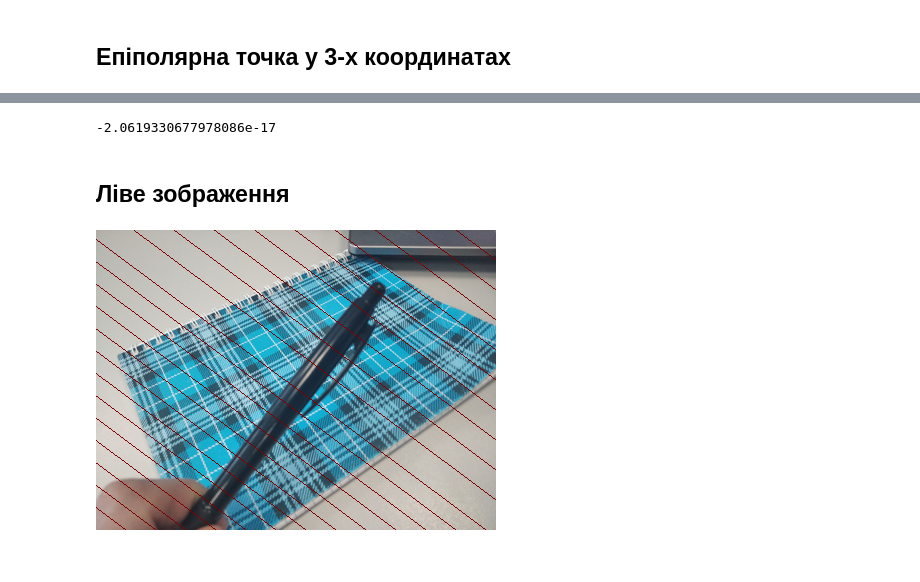
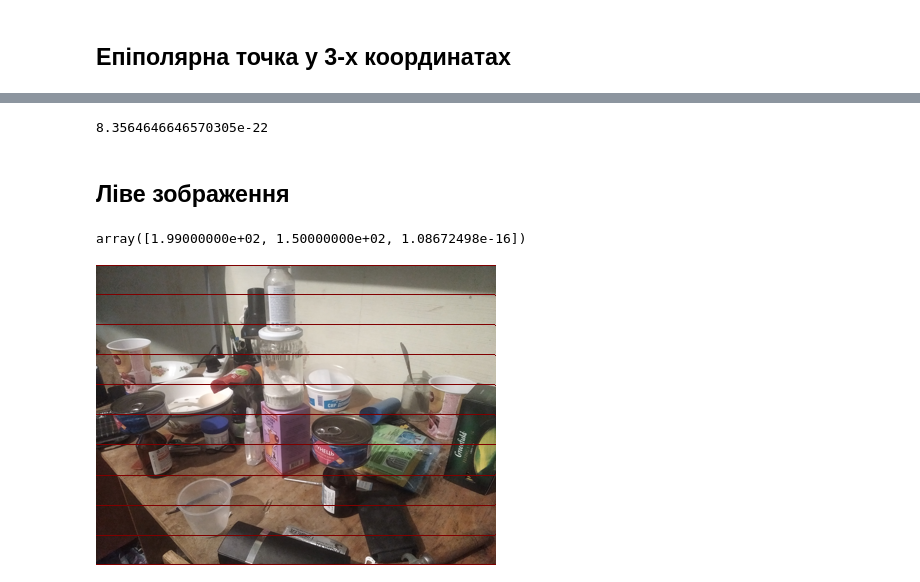
Before and after one commit to ArcaneStudent/stereolabs, a Jupyter notebook: lab2/lab2.ipynb, the cells around one changed output, grey strips where cells are left out. Saved outputs shown, nothing was run; the diff lists cells and outputs as text; code cells hidden in the pictures.

```diff
--- a/lab2/lab2.ipynb
+++ b/lab2/lab2.ipynb
@@ -8,8 +8,8 @@ from math import sqrt
 # %% [markdown]
 ## Images reading&resizing
 # %%
-img_l = np.asanyarray(Image.open("i1.jpg").resize((400,300), Image.BICUBIC).convert("RGB")).astype(np.int)
-img_r = np.asanyarray(Image.open("i2.jpg").resize((400,300), Image.BICUBIC).convert("RGB")).astype(np.int)
+img_l = np.asanyarray(Image.open("a2.jpg").resize((400,300), Image.BICUBIC).convert("RGB")).astype(np.int)
+img_r = np.asanyarray(Image.open("a2.jpg").resize((400,300), Image.BICUBIC).convert("RGB")).astype(np.int)
 # %% [markdown]
 ## Params definition
 # %%
@@ -58,13 +60,13 @@ rejected_pairs = []
 # (X, X')
 for y_r in range(30, img_r.shape[0] - 30):
     for x_r in range(30, img_r.shape[1] - 30):
-        x_r3d = [x_r, y_r, 1]
+        x_r3d = [x_r - 200, y_r - 150, 1]
 
         dot_shift = img_shift2[y_r, x_r]
 
-        x_l = int(x_r - dot_shift[0])
-        y_l = int(y_r - (dot_shift[1] - kv_half))
-        x_l3d = [x_l, y_l, 1]
+        x_l = int(x_r + dot_shift[0])
+        y_l = int(y_r + (dot_shift[1] - kv_half))
+        x_l3d = [x_l - 200, y_l - 150, 1]
 
         if is_smooth(img_shift2, x_r, y_r):
             pairs.append([x_l3d, x_r3d])
@@ -86,12 +88,12 @@ len(rejected_pairs)
 # %%
-Boundary = 1e-4
+Boundary = 1e-3
 bestF = None
 bestScore = 0
 
 all_right = np.array([i[1] for i in pairs])
 all_left = np.array([i[0] for i in pairs])
 
-for iteration in range(20000):
+for iteration in range(5000):
     seven_pairs = choices(pairs, k=7)
     X_big = []
     for left, right in seven_pairs:
@@ -134,7 +136,7 @@ for iteration in range(20000):
 
             epipole = null_space(bestF, 1e-3)
             print(epipole)
-            epipole = epipole/epipole[-1]
+            #epipole = epipole/epipole[-1]
             epipole_strich = [epipole[0,0], epipole[1,0]]
             print("X:", epipole_strich[0])
             print("Y:", epipole_strich[1])
@@ -222,55 +224,62 @@ array([1.30196129e-11, 1.00000000e+00, 5.91748872e-14])
 # %%
 np.linalg.det(bestF)
 # %% [output]
--2.0619330677978086e-17
+8.3564646646570305e-22
 # %% [markdown]
 ## Ліве зображення
 # %%
 from PIL import ImageDraw
 # %%
-image2show = Image.open("i1.jpg").resize((400,300), Image.BICUBIC).convert("RGB")
+image2show = Image.open("a2.jpg").resize((400,300), Image.BICUBIC).convert("RGB")
 draw = ImageDraw.Draw(image2show)
+# %%
+epipole2
+# %% [output]
+array([1.99000000e+02, 1.50000000e+02, 1.08672498e-16])
 # %%
 focus_x, focus_y = 200, 150
 
+epipole2 = epipole.reshape(3) + np.array([200, 150, 0])
+
 x_img = 400
 for y_img in range(0, 300, 30):
-    diff_vector = np.array([x_img, y_img, 1]) - epipole.reshape(3)
-    x_line1, y_line1, z_line1 = epipole.reshape(3) + (1/3)*diff_vector
-    x_line2, y_line2, z_line2 = epipole.reshape(3) + (2/3)*diff_vector
+    diff_vector = np.array([x_img, y_img, 1]) - epipole2.reshape(3)
+    x_line1, y_line1, z_line1 = epipole2.reshape(3) + (1/3)*diff_vector
+    x_line2, y_line2, z_line2 = epipole2.reshape(3) + (2/3)*diff_vector
+
+    focus2point = np.array([x_line1, y_line1, z_line1]) - np.array([focus_x, focus_y, 0])
+    projected_p1 = np.array([focus_x, focus_y, 0]) + focus2point*(1/focus2point[-1])
+
+    focus2point = np.array([x_line2, y_line2, z_line2]) - np.array([focus_x, focus_y, 0])
+    projected_p2 = np.array([focus_x, focus_y, 0]) + focus2point*(1/focus2point[-1])
+
+
+    projected_diff = projected_p1 - projected_p2
+
+    projected_p1 = projected_p1 - 1000*projected_diff
+    projected_p2 = projected_p2 + 1000*projected_diff
+
+    draw.line((*projected_p1[:-1], *projected_p2[:-1]), fill=128)
+
+y_img = 300
+for x_img in range(0, 400, 30):
+    diff_vector = np.array([x_img, y_img, 1]) - epipole2.reshape(3)
+    x_line1, y_line1, z_line1 = epipole2.reshape(3) + (1/3)*diff_vector
+    x_line2, y_line2, z_line2 = epipole2.reshape(3) + (2/3)*diff_vector
 
     focus2point = np.array([x_line1, y_line1, z_line1]) - np.array([focus_x, focus_y, 0])
     projected_p1 = np.array([focus_x, focus_y, 0]) + focus2point*(1/focus2point[-1])
 
     focus2point = np.array([x_line2, y_line2, z_line2]) - np.array([focus_x, focus_y, 0])
     projected_p2 = np.array([focus_x, focus_y, 0]) + focus2point*(1/focus2point[-1])
 
     projected_diff = projected_p1 - projected_p2
 
-    projected_p1 = projected_p1 - 10*projected_diff
-    projected_p2 = projected_p2 + 10*projected_diff
-
-    draw.line((*projected_p1[:-1], *projected_p2[:-1]), fill=128)
-
-y_img = 300
-for x_img in range(0, 400, 30):
-    diff_vector = np.array([x_img, y_img, 1]) - epipole.reshape(3)
-    x_line1, y_line1, z_line1 = epipole.reshape(3) + (1/3)*diff_vector
-    x_line2, y_line2, z_line2 = epipole.reshape(3) + (2/3)*diff_vector
-
-    focus2point = np.array([x_line1, y_line1, z_line1]) - np.array([focus_x, focus_y, 0])
-    projected_p1 = np.array([focus_x, focus_y, 0]) + focus2point*(1/focus2point[-1])
-
-    focus2point = np.array([x_line2, y_line2, z_line2]) - np.array([focus_x, focus_y, 0])
-    projected_p2 = np.array([focus_x, focus_y, 0]) + focus2point*(1/focus2point[-1])
-
-    projected_diff = projected_p1 - projected_p2
-
-    projected_p1 = projected_p1 - 10*projected_diff
-    projected_p2 = projected_p2 + 10*projected_diff
+    projected_p1 = projected_p1 - 1000*projected_diff
+    projected_p2 = projected_p2 + 1000*projected_diff
 
     draw.line((*projected_p1[:-1], *projected_p2[:-1]), fill=128)
 
 image2show
 # %% [output]
-[figure, old version]
+[figure, new version]
```
Also changed, not shown: parts of 12 cells of this notebook, 10 other files.
